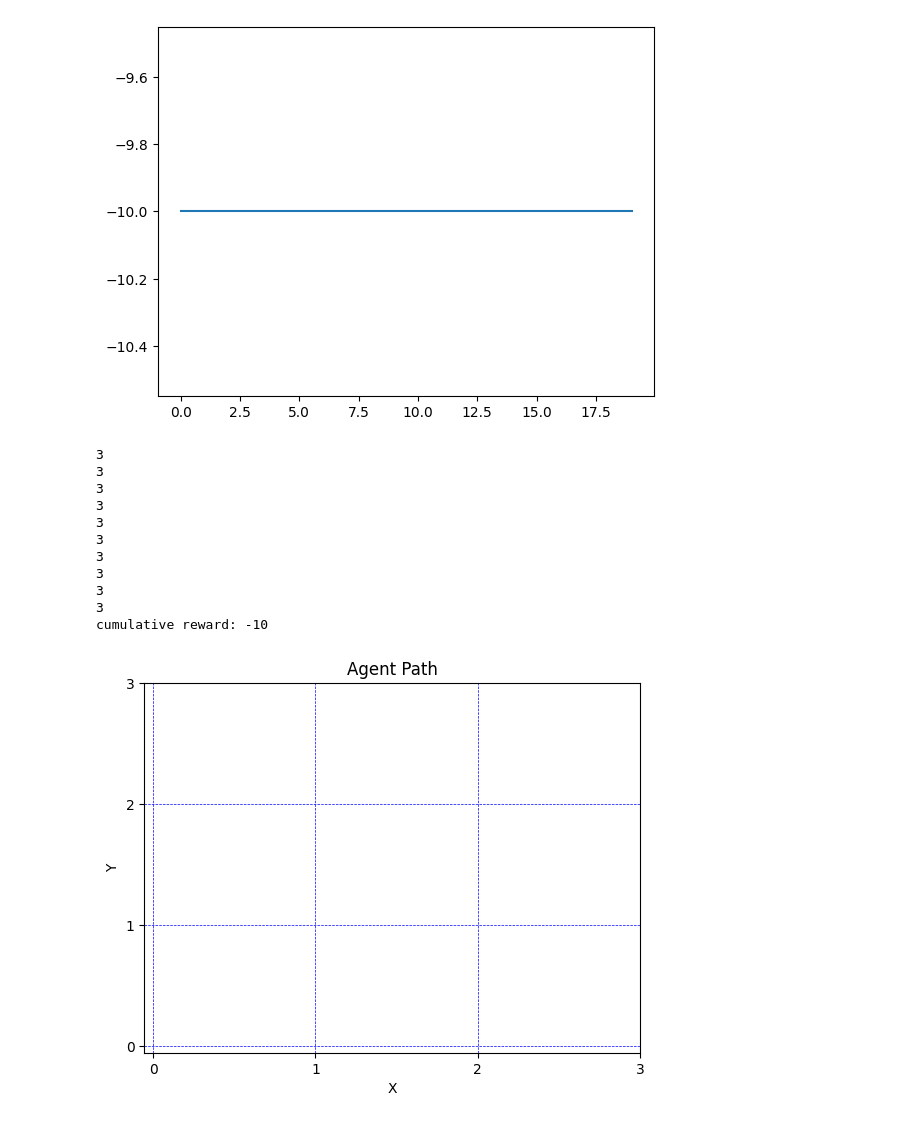
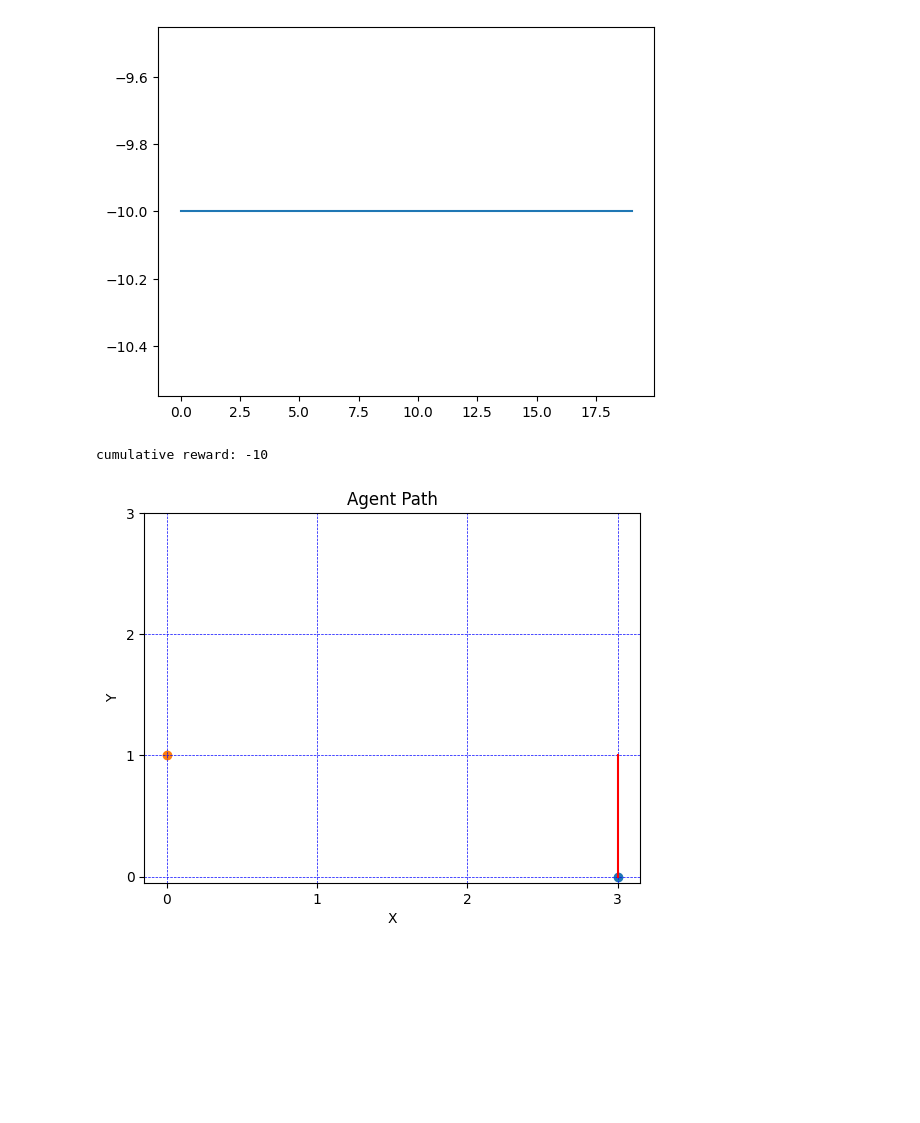
Before and after one commit to brucexi999/UBC-EECE571F, a Jupyter notebook: source/demo.ipynb, the cells around one changed output. Cells and saved outputs as stored; diff of their text form; code cells hidden in the pictures; blank space fills up the shorter version.

```diff
--- a/source/demo.ipynb
+++ b/source/demo.ipynb
@@ -208,33 +205,25 @@ plt.show()
 # %%
 # run inference
 num_episodes = 1
-env= SimpleEnv(length, width, [(0,0), (3,2)], macros, edge_capacity)
+env= SimpleEnv(length, width, [(3,0), (0,1)], macros, edge_capacity)
 for ep in range(num_episodes):
     total_reward = 0
     obs = env.reset()
+    #print(obs['node_feature_mat'])
     done = False
     while True:
-        action = algo.compute_single_action(observation=obs)
-        print(action)
+        action = algo.compute_single_action(observation=obs, explore=True)
+        #print(action)
         obs, reward, done, info = env.step(action)
+        #print(obs['node_feature_mat'])
         #print(obs)
         total_reward += reward
 
         if done:
             break
 
     print(f"cumulative reward: {total_reward}")
     env.render()
 # %% [output]
-3
-3
-3
-3
-3
-3
-3
-3
-3
-3
 cumulative reward: -10
-[figure, old version]
+[figure, new version]
```
Also changed, not shown: parts of 8 cells of this notebook, 4 other files.
